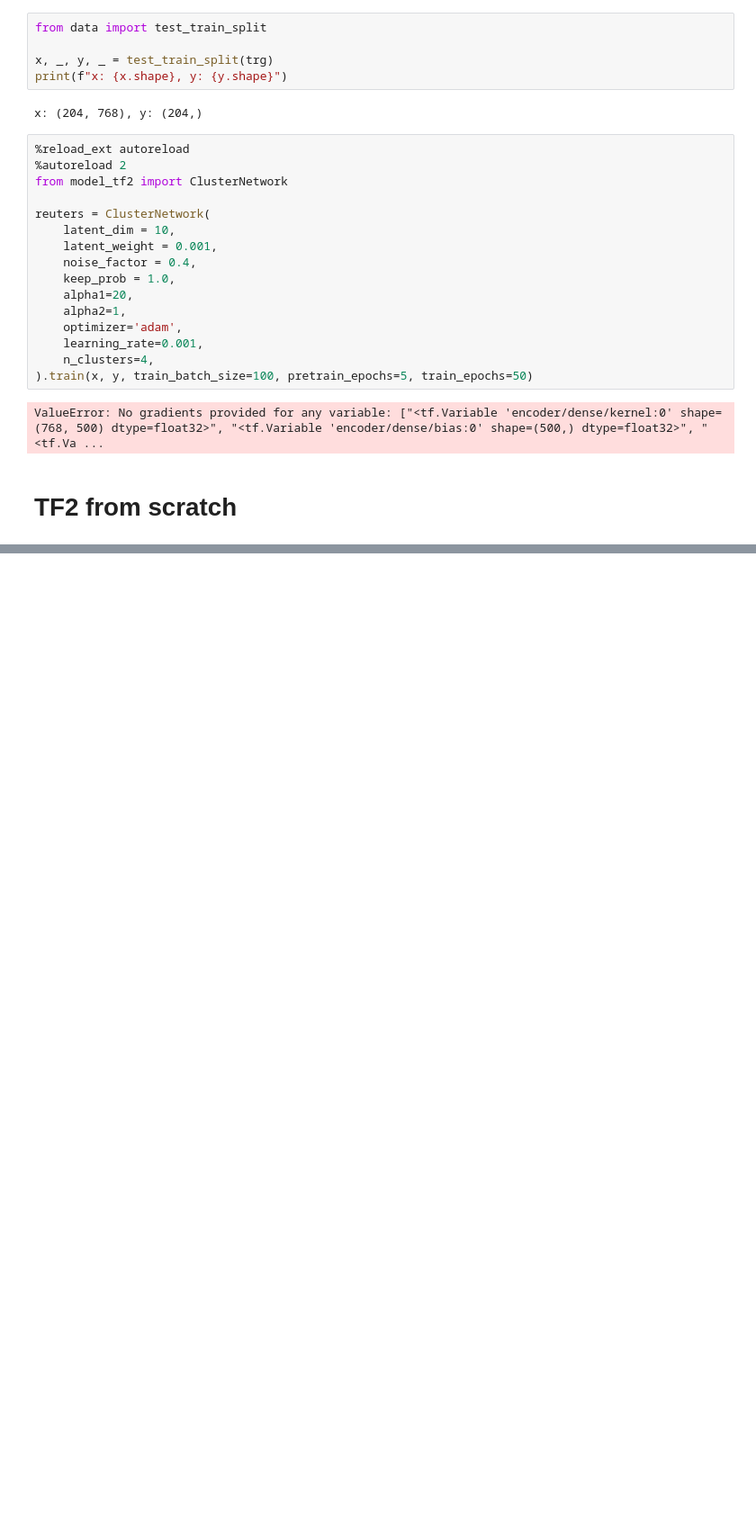
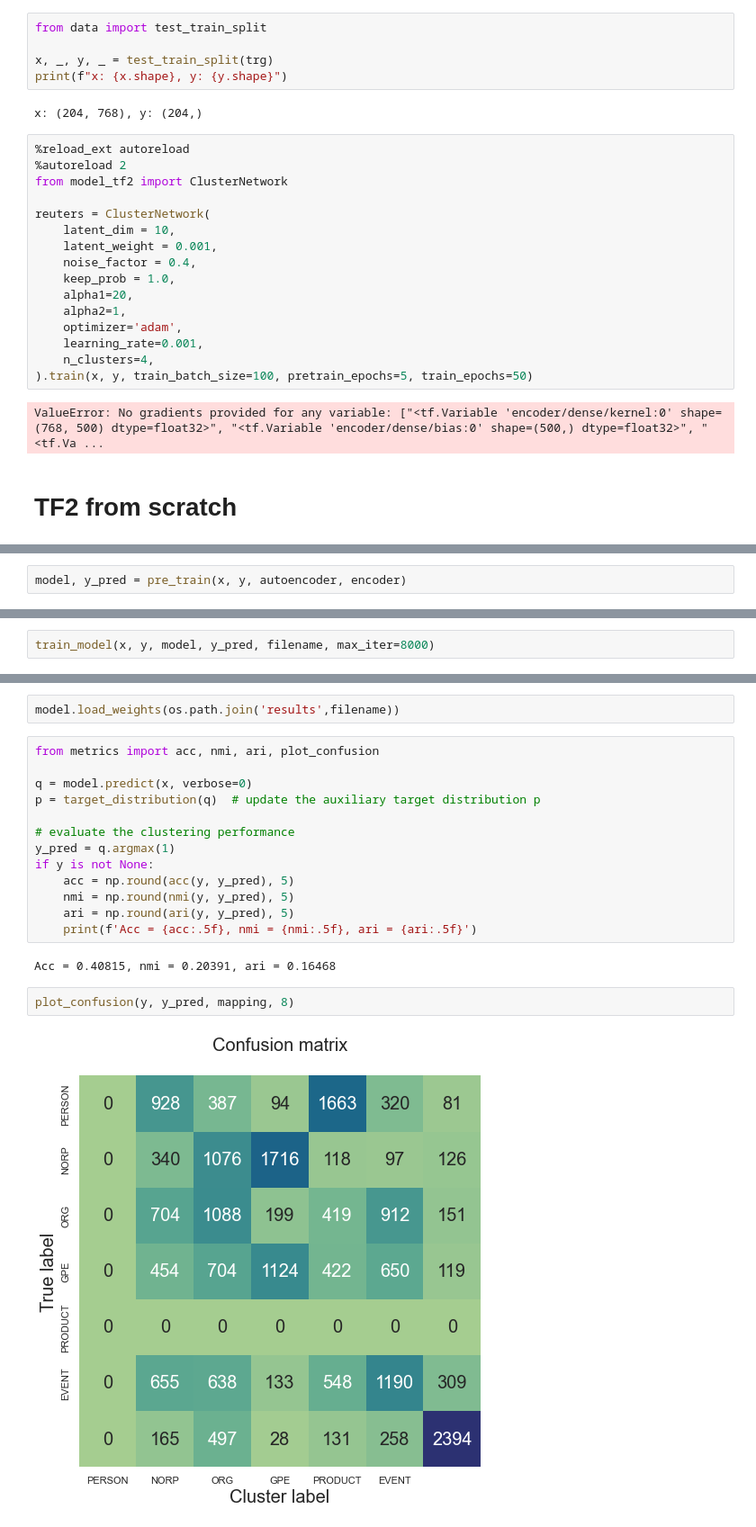
Before and after one commit to wgilpin/auto-ontology, a Jupyter notebook: project.ipynb, the cells around one changed output, grey strips where cells are left out. Shown at 90% size. Cells and saved outputs as stored; diff of their text form; blank space fills up the shorter version.

```diff
--- a/project.ipynb
+++ b/project.ipynb
@@ -752,0 +1100,2 @@ Tensor("strided_slice_3452:0", shape=(), dtype=float32)
+# %%
+model, y_pred = pre_train(x, y, autoencoder, encoder)
@@ -752,0 +1123,2 @@ Tensor("strided_slice_3452:0", shape=(), dtype=float32)
+# %%
+train_model(x, y, model, y_pred, filename, max_iter=8000)
@@ -752,0 +1144,21 @@ Tensor("strided_slice_3452:0", shape=(), dtype=float32)
+# %%
+model.load_weights(os.path.join('results',filename))
+# %%
+from metrics import acc, nmi, ari, plot_confusion
+
+q = model.predict(x, verbose=0)
+p = target_distribution(q)  # update the auxiliary target distribution p
+
+# evaluate the clustering performance
+y_pred = q.argmax(1)
+if y is not None:
+    acc = np.round(acc(y, y_pred), 5)
+    nmi = np.round(nmi(y, y_pred), 5)
+    ari = np.round(ari(y, y_pred), 5)
+    print(f'Acc = {acc:.5f}, nmi = {nmi:.5f}, ari = {ari:.5f}')
+# %% [output]
+Acc = 0.40815, nmi = 0.20391, ari = 0.16468
+# %%
+plot_confusion(y, y_pred, mapping, 8)
+# %% [output]
+[figure, added]
```
Also changed, not shown: parts of 52 cells of this notebook, 3 other files.
